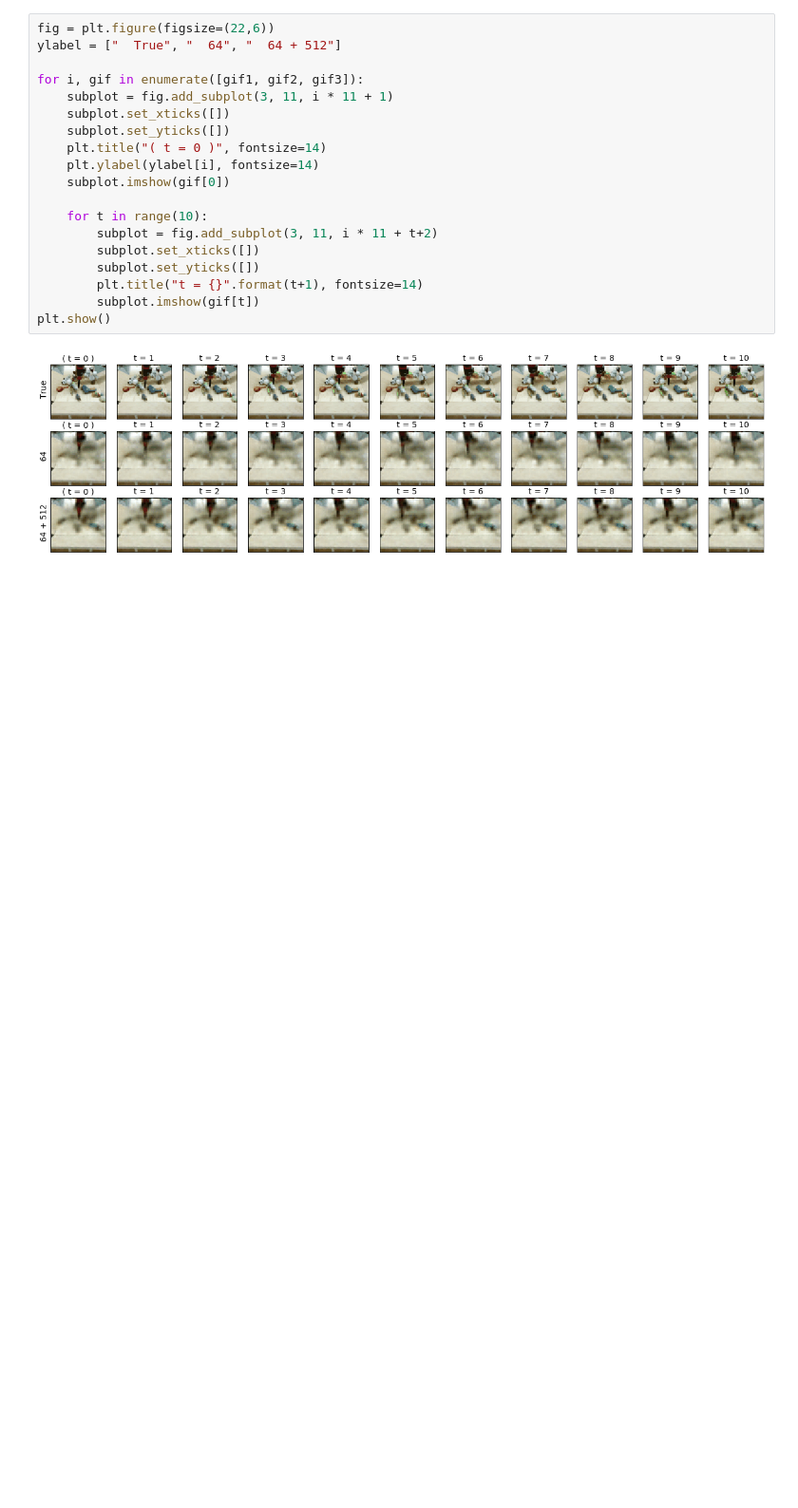
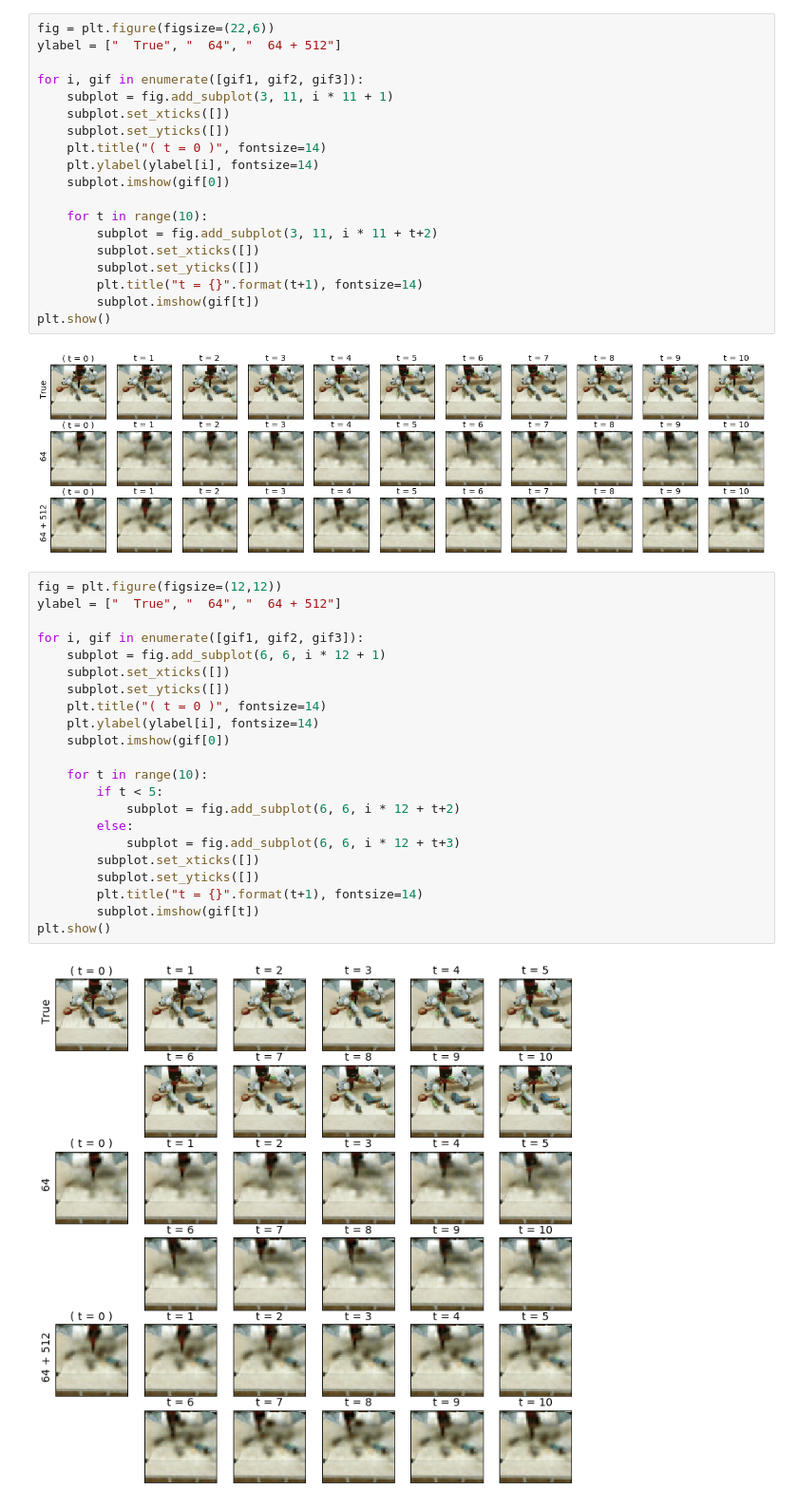
Before and after one commit to naruya/ssm-pixyz, a Jupyter notebook: SSM____/show.ipynb, the cells around one changed output. Shown at 95% size. Saved outputs shown, nothing was run; the diff lists cells and outputs as text; blank space fills up the shorter version.

```diff
--- a/SSM____/show.ipynb
+++ b/SSM____/show.ipynb
@@ -161,3 +161,27 @@ for i, gif in enumerate([gif1, gif2, gif3]):
 plt.show()
 # %% [output]
 [figure]
+# %%
+fig = plt.figure(figsize=(12,12))
+ylabel = ["  True", "  64", "  64 + 512"]
+
+for i, gif in enumerate([gif1, gif2, gif3]):
+    subplot = fig.add_subplot(6, 6, i * 12 + 1)
+    subplot.set_xticks([])
+    subplot.set_yticks([])
+    plt.title("( t = 0 )", fontsize=14)
+    plt.ylabel(ylabel[i], fontsize=14)
+    subplot.imshow(gif[0])
+
+    for t in range(10):
+        if t < 5:
+            subplot = fig.add_subplot(6, 6, i * 12 + t+2)
+        else:
+            subplot = fig.add_subplot(6, 6, i * 12 + t+3)
+        subplot.set_xticks([])
+        subplot.set_yticks([])
+        plt.title("t = {}".format(t+1), fontsize=14)
+        subplot.imshow(gif[t])
+plt.show()
+# %% [output]
+[figure, added]
```
